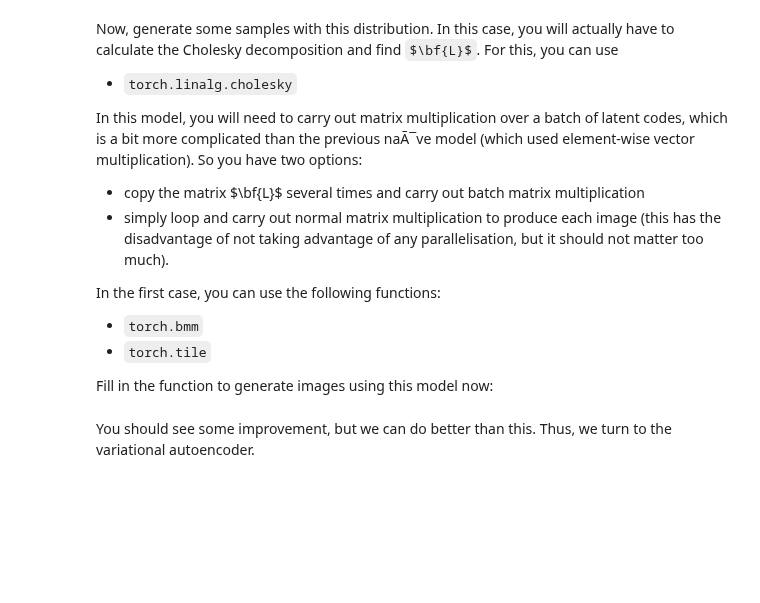
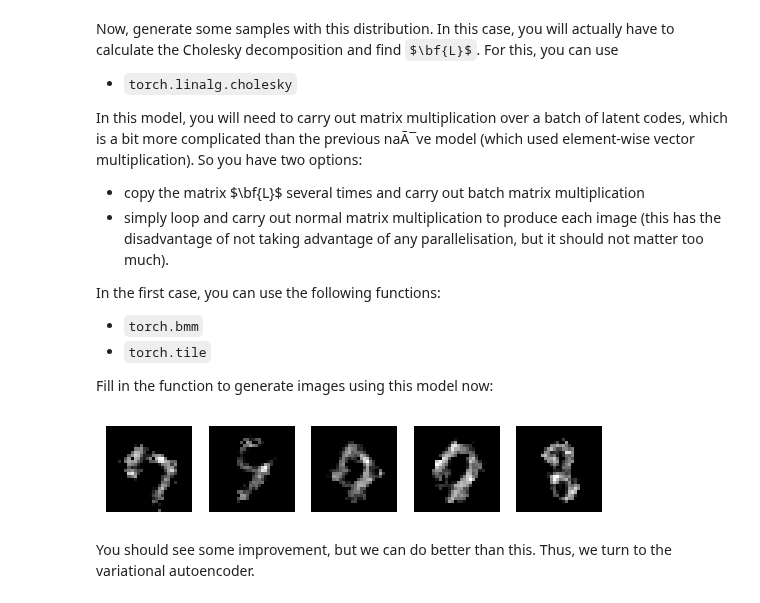
Before and after one commit to gardiens/MVA_24_25, a Jupyter notebook: Delires/TP4/TP4_delires.ipynb, the cells around one changed output. Cells and saved outputs as stored; diff of their text form; code cells hidden in the pictures; some formulas as TeX source; blank space fills up the shorter version.

```diff
--- a/Delires/TP4/TP4_delires.ipynb
+++ b/Delires/TP4/TP4_delires.ipynb
@@ -303,11 +420,13 @@ z_covariance = torch.zeros(n_batches,ae_model.z_dim,ae_model.z_dim)
 
 for batch_idx, (data, _) in enumerate(mnist_train_loader):
   z = ae_model.encoder(data)
-  z_average[batch_idx,:] = ... # FILL IN CODE HERE
-  z_covariance[batch_idx,:,:] = ... # FILL IN CODE HERE
+  z_average[batch_idx,:] = z.mean(axis=0)
 
-z_average = ... # FILL IN CODE HERE
-z_covariance = ... # FILL IN CODE HERE
+  z_covariance[batch_idx,:,:] = torch.cov(z.T)
 
-print("Average of latent codes:",z_average)
-print("Covariance matrix of latent codes:",z_covariance)
+  # z_covariance[batch_idx,:,:] = ... # FILL IN CODE HERE
+z_average = z_average.mean(axis=0) # FILL IN CODE HERE
+z_covariance = z_covariance.mean(axis=0)# FILL IN CODE HERE
+
+print("Average of latent codes:",z_average.shape)
+print("Covariance matrix of latent codes:",z_covariance.shape)
@@ -330,19 +460,31 @@ Fill in the function to generate images using this model now:
 # %%
 def generate_images_non_diagonal_gaussian(ae_model,z_average,z_covariance,n_images = 5):
 
   #calcualte Cholesky decomposition of covariance matrix : C = L L^T
   # Make sure that the first dimension is the batch dimension (with batch size n_images)
   # You can use the torch.unsqueeze function for this
-  L = ... # FILL IN CODE HERE
+  L = torch.linalg.cholesky(z_covariance)  # Shape (latent_dim, latent_dim)
 
-  epsilon = ... # FILL IN CODE HERE
-  z_generated = ... # FILL IN CODE HERE
-  imgs_generated = ... # FILL IN CODE HERE
+  # Ensure z_average has correct shape (1, latent_dim) and expand to (n_images, latent_dim)
+  z_average = z_average.unsqueeze(0).expand(n_images, -1)
+
+  # Sample standard normal distribution: shape (n_images, latent_dim)
+  epsilon = torch.randn(n_images, z_average.shape[1])
+
+  # Apply transformation to sample from the multivariate Gaussian: z = μ + L * ε
+  z_samples = z_average + epsilon @ L.T  # (n_images, latent_dim)
+
+
+  z_generated = ae_model.decoder(z_samples)# FILL IN CODE HERE
+  imgs_generated = z_generated.detach()
+  # imgs_generated = ... # FILL IN CODE HERE
   return(imgs_generated)
 
 
 imgs_generated = generate_images_non_diagonal_gaussian(ae_model,z_average,z_covariance,n_images = 5)
 display_images(imgs_generated)
+# %% [output]
+[figure, added]
 # %% [markdown]
 You should see some improvement, but we can do better than this. Thus, we turn to the variational autoencoder.
 # %% [markdown]
```
Also changed, not shown: parts of 19 cells of this notebook.
